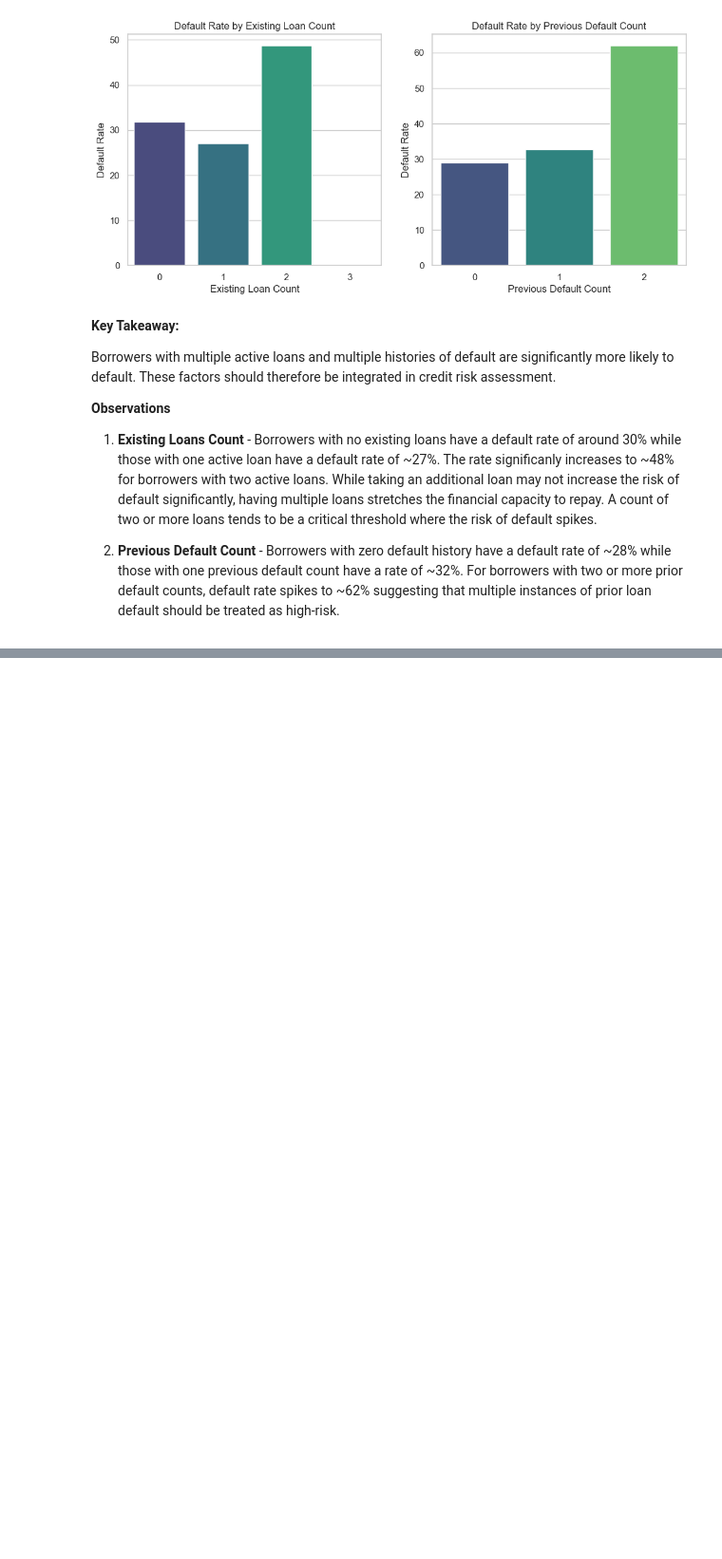
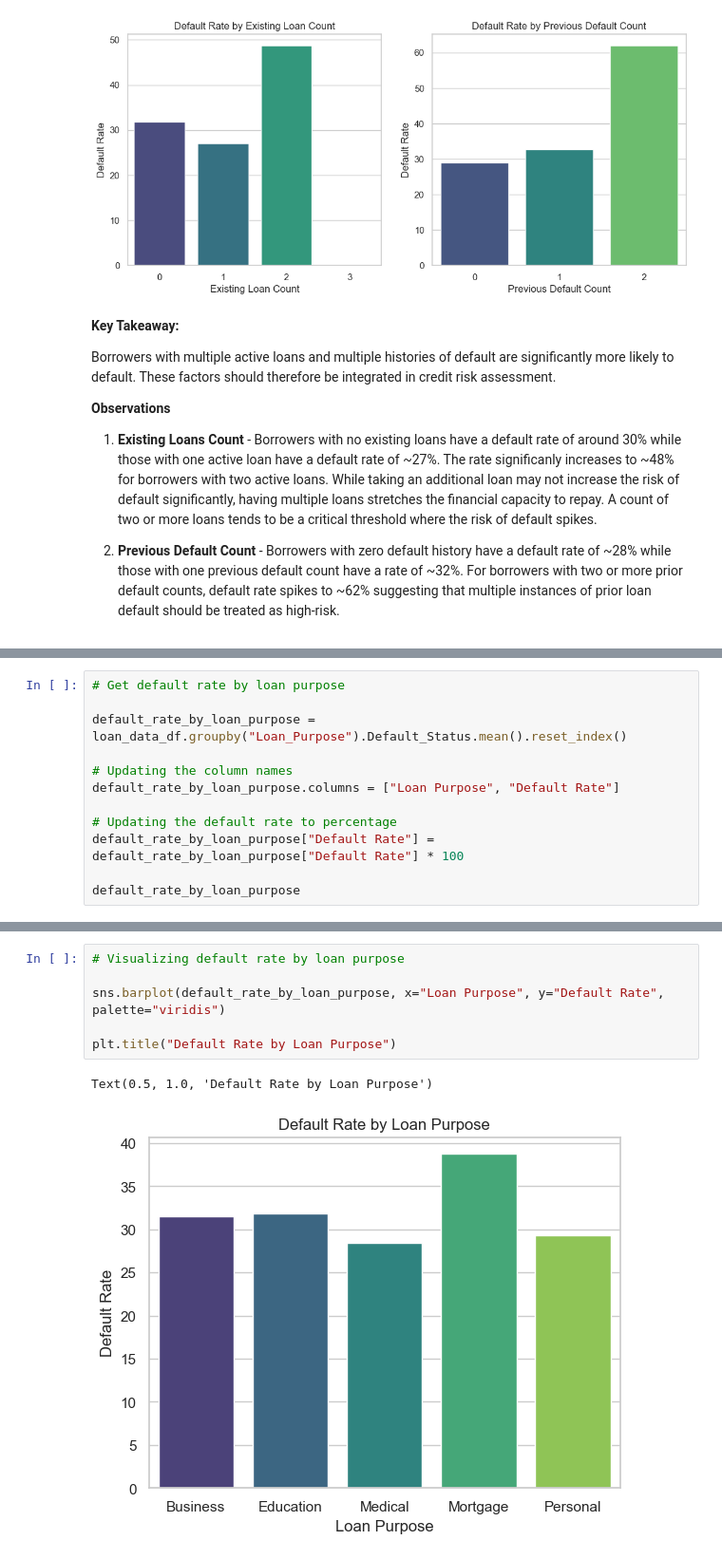
Before and after one commit to mut-rogers/Loan-Default-Analysis, a Jupyter notebook: solution.ipynb, the cells around one changed output, grey strips where cells are left out. Shown: that part at 95% size. Saved outputs shown, nothing was run; the diff lists cells and outputs as text; blank space fills up the shorter version.

```diff
--- a/solution.ipynb
+++ b/solution.ipynb
@@ -475,0 +495,12 @@ Borrowers with multiple active loans and multiple histories of default are signi
+# %%
+# Get default rate by loan purpose
+
+default_rate_by_loan_purpose = loan_data_df.groupby("Loan_Purpose").Default_Status.mean().reset_index()
+
+# Updating the column names
+default_rate_by_loan_purpose.columns = ["Loan Purpose", "Default Rate"]
+
+# Updating the default rate to percentage
+default_rate_by_loan_purpose["Default Rate"] = default_rate_by_loan_purpose["Default Rate"] * 100
+
+default_rate_by_loan_purpose
@@ -475,0 +514,9 @@ Borrowers with multiple active loans and multiple histories of default are signi
+# %%
+# Visualizing default rate by loan purpose
+
+sns.barplot(default_rate_by_loan_purpose, x="Loan Purpose", y="Default Rate", palette="viridis")
+
+plt.title("Default Rate by Loan Purpose")
+# %% [output]
+Text(0.5, 1.0, 'Default Rate by Loan Purpose')
+[figure, added]
```
Also changed, not shown: parts of 5 cells of this notebook.
